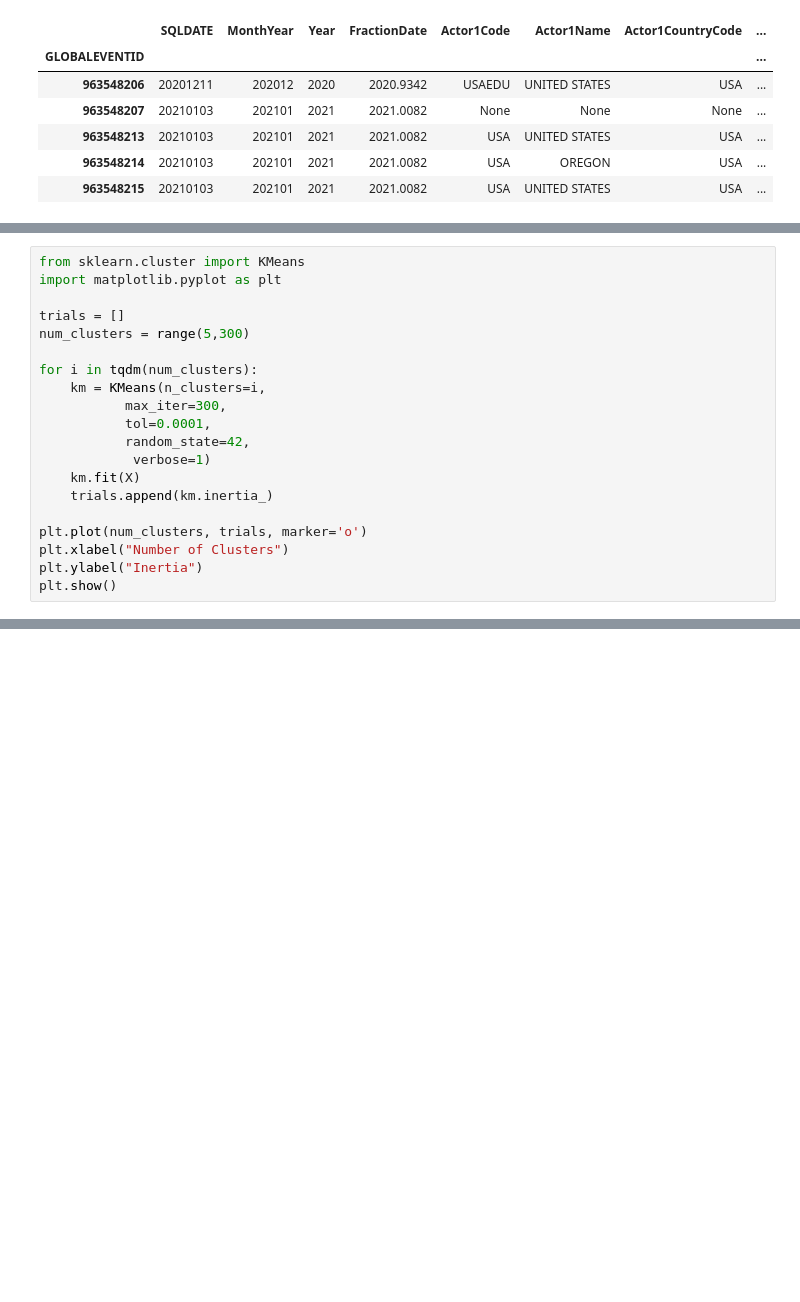
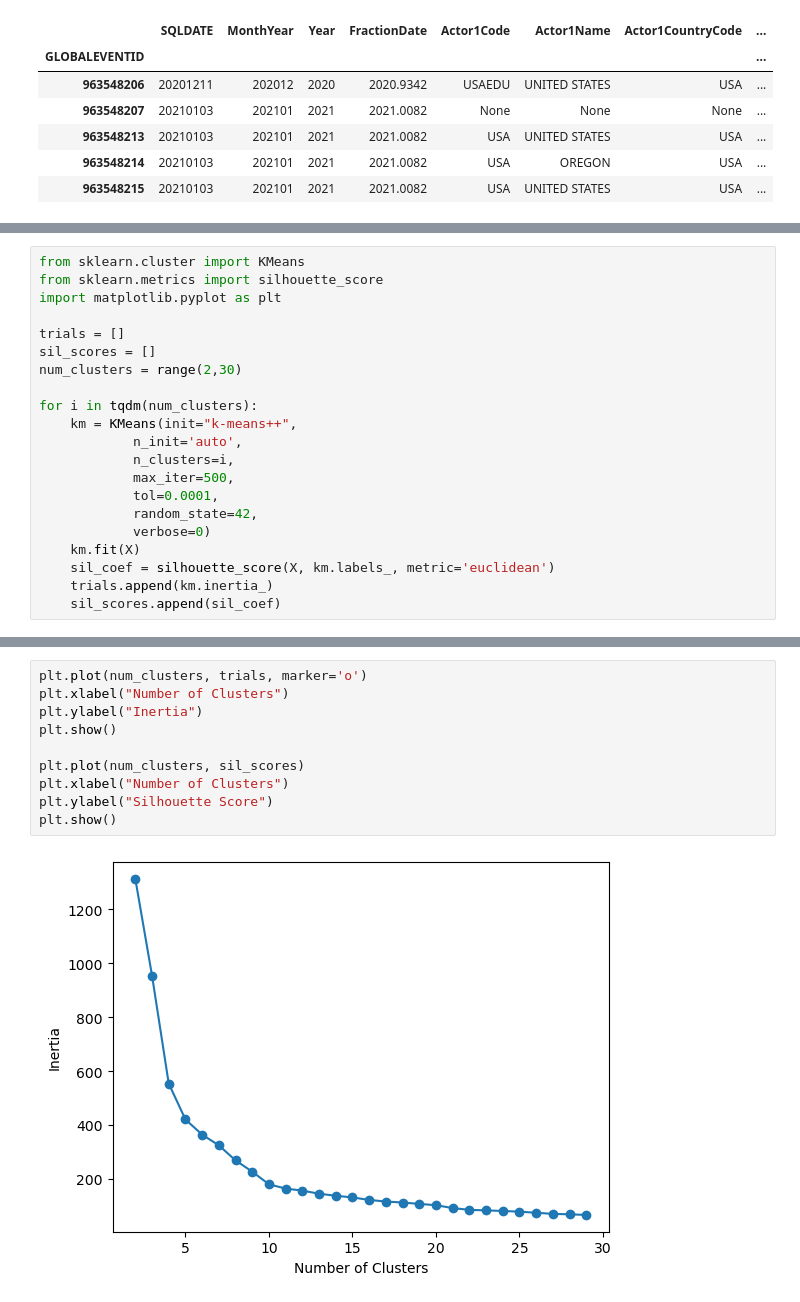
Before and after one commit to ianmkim/stele, a Jupyter notebook: clustering.ipynb, the cells around one changed output, grey strips where cells are left out. Cells and saved outputs as stored; diff of their text form; blank space fills up the shorter version.

```diff
--- a/clustering.ipynb
+++ b/clustering.ipynb
@@ -115,20 +157,21 @@ print(X[0], country_key[0])
 # %%
 from sklearn.cluster import KMeans
+from sklearn.metrics import silhouette_score
 import matplotlib.pyplot as plt
 
 trials = []
-num_clusters = range(5,300)
+sil_scores = []
+num_clusters = range(2,30)
 
 for i in tqdm(num_clusters):
-    km = KMeans(n_clusters=i,
-           max_iter=300,
-           tol=0.0001,
-           random_state=42,
-            verbose=1)
+    km = KMeans(init="k-means++",
+            n_init='auto',
+            n_clusters=i,
+            max_iter=500,
+            tol=0.0001,
+            random_state=42,
+            verbose=0)
     km.fit(X)
+    sil_coef = silhouette_score(X, km.labels_, metric='euclidean')
     trials.append(km.inertia_)
-
-plt.plot(num_clusters, trials, marker='o')
-plt.xlabel("Number of Clusters")
-plt.ylabel("Inertia")
-plt.show()
+    sil_scores.append(sil_coef)
@@ -340,0 +178,12 @@ Converged at iteration 8: strict convergence.
+# %%
+plt.plot(num_clusters, trials, marker='o')
+plt.xlabel("Number of Clusters")
+plt.ylabel("Inertia")
+plt.show()
+
+plt.plot(num_clusters, sil_scores)
+plt.xlabel("Number of Clusters")
+plt.ylabel("Silhouette Score")
+plt.show()
+# %% [output]
+[figure, added]
```
Also changed, not shown: parts of 13 cells of this notebook.
